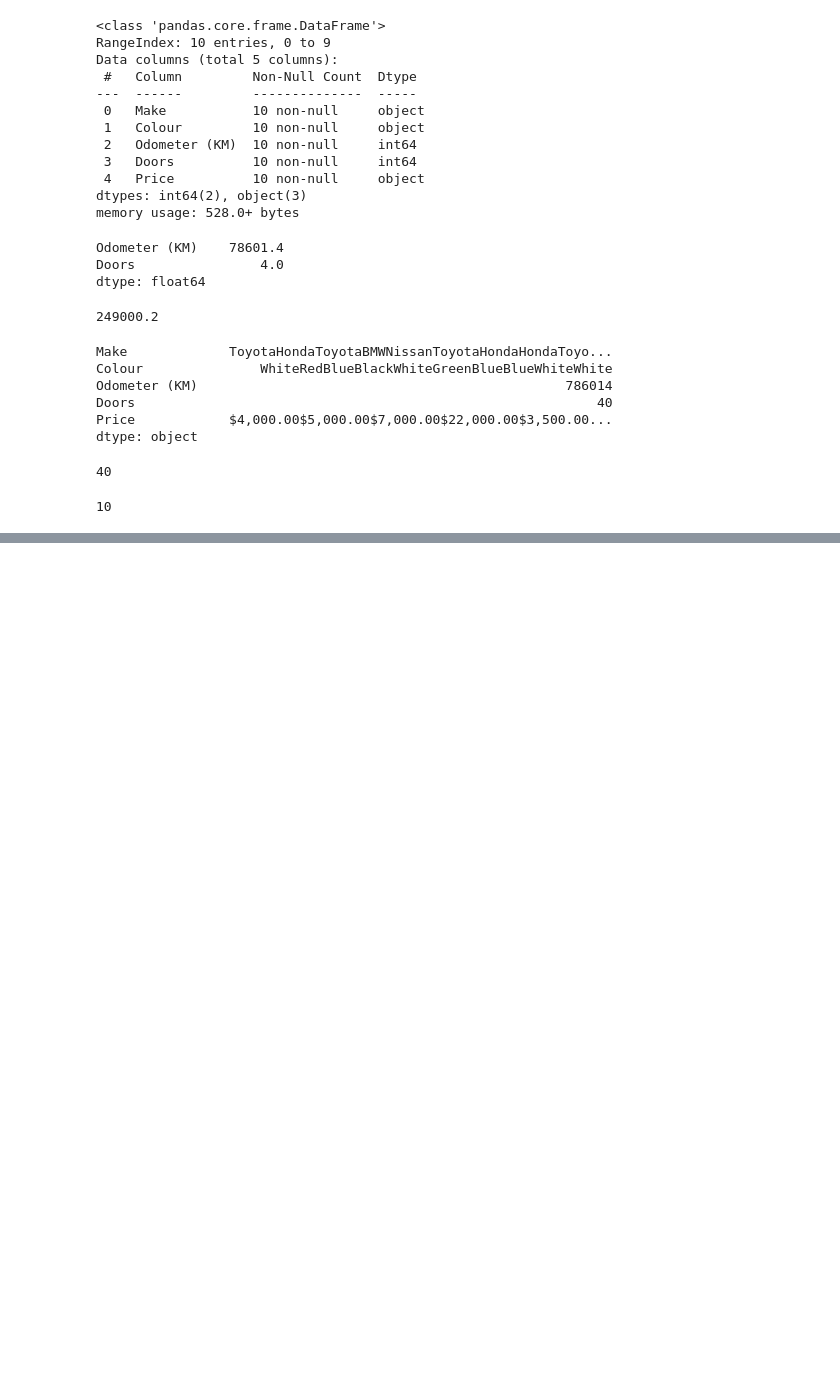
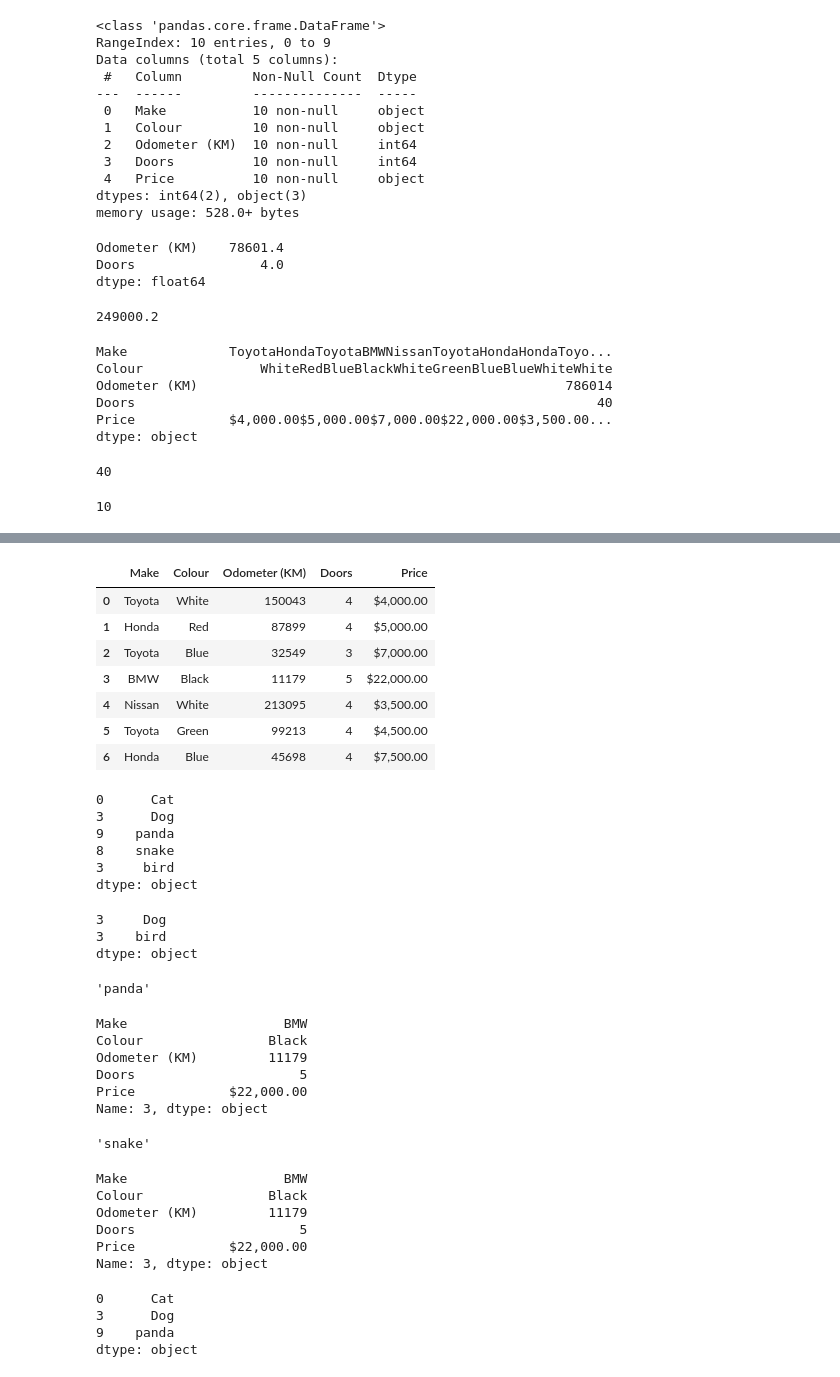
Before and after one commit to askvyas/Python-, a Jupyter notebook: Pandas/intro.ipynb, the cells around one changed output, grey strips where cells are left out. Drawn from its saved outputs; the diff is of its cells as text; code cells hidden in the pictures; blank space fills up the shorter version.

```diff
--- a/Pandas/intro.ipynb
+++ b/Pandas/intro.ipynb
@@ -123,0 +135,11 @@ len(car_sales)
+# %%
+car_sales.head(7)
+# %% [output]
+|  | Make | Colour | Odometer (KM) | Doors | Price |
+| 0 | Toyota | White | 150043 | 4 | $4,000.00 |
+| 1 | Honda | Red | 87899 | 4 | $5,000.00 |
+| 2 | Toyota | Blue | 32549 | 3 | $7,000.00 |
+| 3 | BMW | Black | 11179 | 5 | $22,000.00 |
+| 4 | Nissan | White | 213095 | 4 | $3,500.00 |
+| 5 | Toyota | Green | 99213 | 4 | $4,500.00 |
+| 6 | Honda | Blue | 45698 | 4 | $7,500.00 |
@@ -123,0 +149,49 @@ len(car_sales)
+# %%
+animals
+# %% [output]
+0      Cat
+3      Dog
+9    panda
+8    snake
+3     bird
+dtype: object
+# %%
+animals.loc[3]
+# %% [output]
+3     Dog
+3    bird
+dtype: object
+# %%
+animals.loc[9]
+# %% [output]
+'panda'
+# %%
+car_sales.loc[3]
+# %% [output]
+Make                    BMW
+Colour                Black
+Odometer (KM)         11179
+Doors                     5
+Price            $22,000.00
+Name: 3, dtype: object
+# %%
+#.iloc refers to position
+animals.iloc[3]
+# %% [output]
+'snake'
+# %%
+car_sales.iloc[3]
+# %% [output]
+Make                    BMW
+Colour                Black
+Odometer (KM)         11179
+Doors                     5
+Price            $22,000.00
+Name: 3, dtype: object
+# %%
+animals.iloc[:3]
+# %% [output]
+0      Cat
+3      Dog
+9    panda
+dtype: object
```
Also changed, not shown: parts of 18 cells of this notebook.
